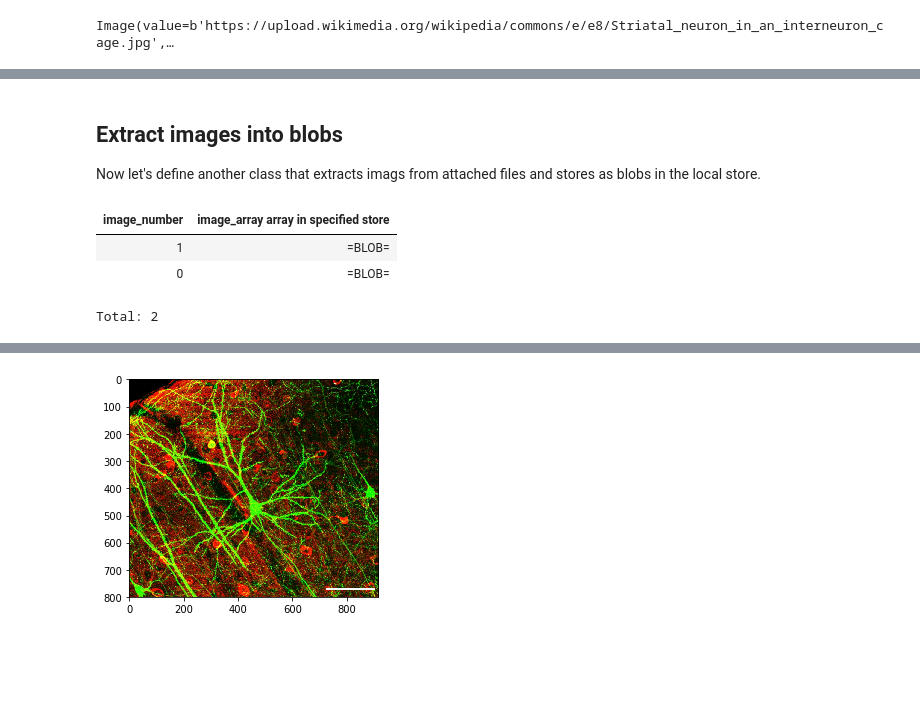
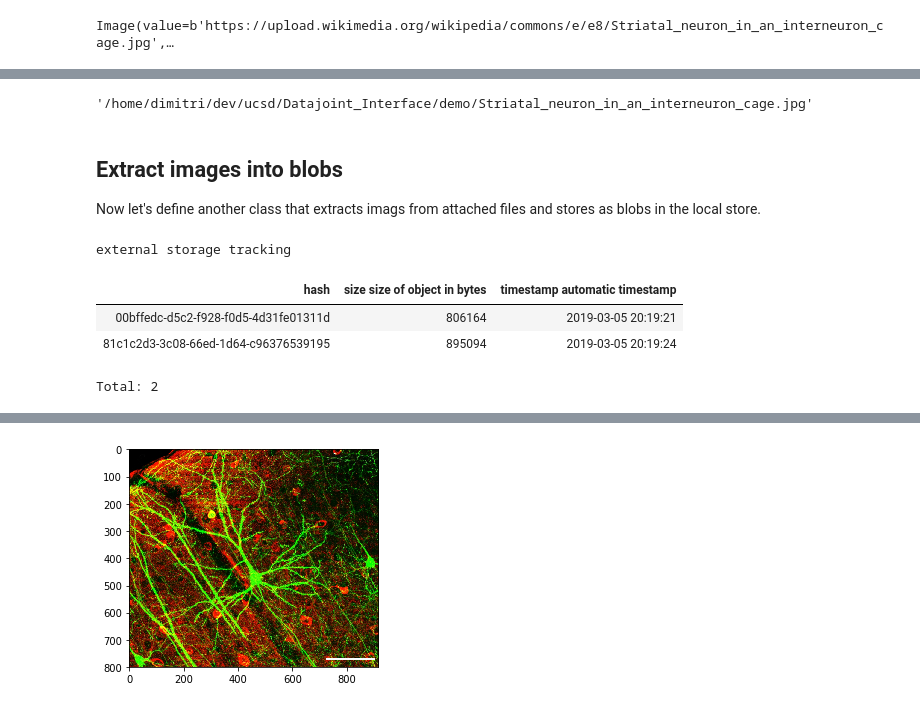
Before and after one commit to dimitri-yatsenko/Datajoint_Interface, a Jupyter notebook: demo/AttachmentDemo.ipynb, the cells around one changed output, grey strips where cells are left out. Drawn from its saved outputs; the diff is of its cells as text; code cells hidden in the pictures; blank space fills up the shorter version.

Commit message:
update attachment demo to use the new @store format

```diff
--- a/demo/AttachmentDemo.ipynb
+++ b/demo/AttachmentDemo.ipynb
@@ -33,2 +33,24 @@ dj.__version__
+# %%
+## Storage configuration
+
+# load S3 credentials
+import json
+with open('s3-creds.json') as f:
+    s3_creds = json.load(f)
+
+# set up stores
+dj.config['stores'] = {
+    'shared': {    #  store in s3
+        'protocol': 's3',
+        'endpoint': 's3.amazonaws.com',
+        'bucket': 'mousebrainatlas-datajoint',
+        'location': 'dj-store',
+        **s3_creds  # specifies 'access_key' and 'secret_key'
+    },
+
+    'local': {  # store in files
+        'protocol': 'file',
+        'location': os.path.abspath('./dj-store')
+    }}
 # %%
 schema = dj.schema('common_attach')
@@ -155,6 +150,10 @@ OriginalFile.populate()
 file = (OriginalFile & 'image_number=1').fetch1('image_file')
 Image.from_file(file)
 os.remove(file)
+# %%
+file
+# %% [output]
+'/home/dimitri/dev/ucsd/Datajoint_Interface/demo/Striatal_neuron_in_an_interneuron_cage.jpg'
 # %% [markdown]
 ## Extract images into blobs
 Now let's define another class that extracts imags from attached files and stores as blobs in the local store.
@@ -179,10 +178,11 @@ class Slide(dj.Computed):
         os.remove(file)
 # %%
 Slide.populate()
-# %%
-Slide()
-# %% [output]
-| image_number | image_array array in specified store |
-| 1 | =BLOB= |
-| 0 | =BLOB= |
-Total: 2
+# %%
+schema.external['shared']
+# %% [output]
+external storage tracking
+| hash | size size of object in bytes | timestamp automatic timestamp |
+| 00bffedc-d5c2-f928-f0d5-4d31fe01311d | 806164 | 2019-03-05 20:19:21 |
+| 81c1c2d3-3c08-66ed-1d64-c96376539195 | 895094 | 2019-03-05 20:19:24 |
+Total: 2
```
Also changed, not shown: parts of 23 cells of this notebook.
